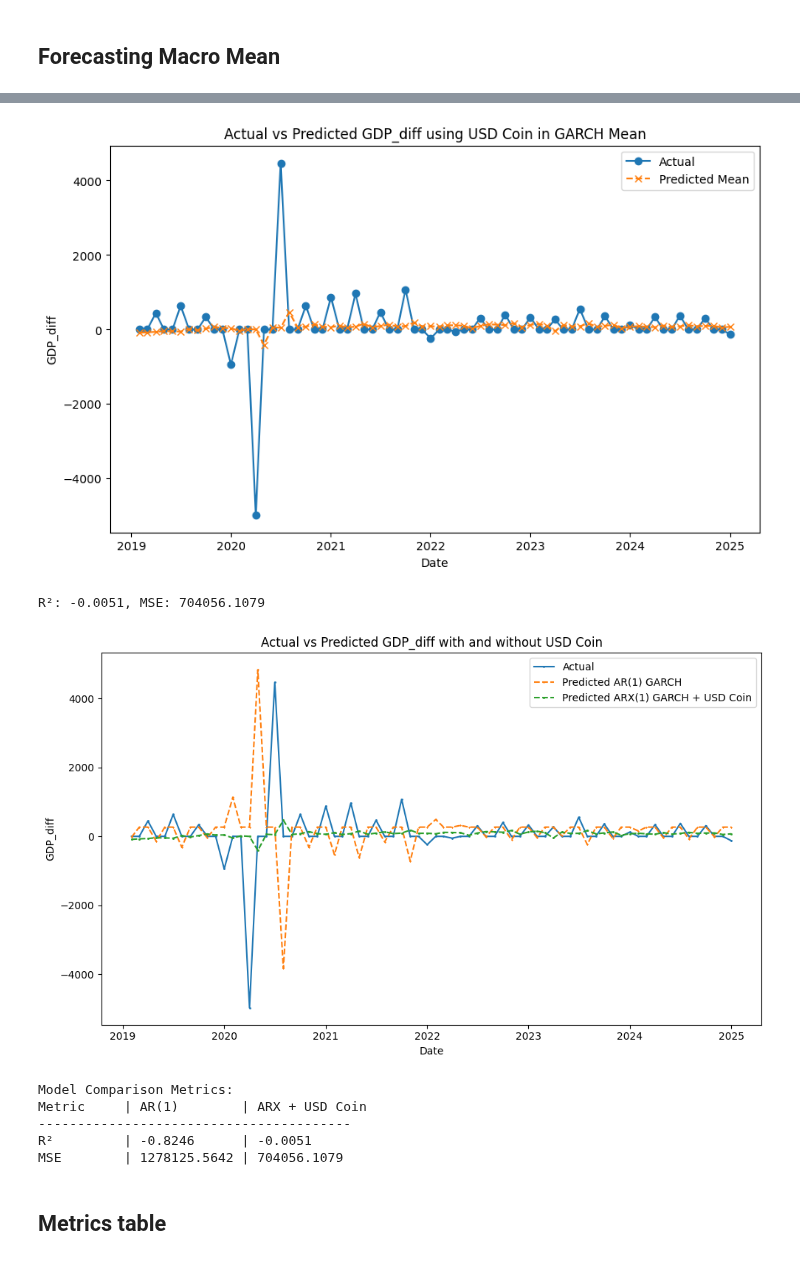
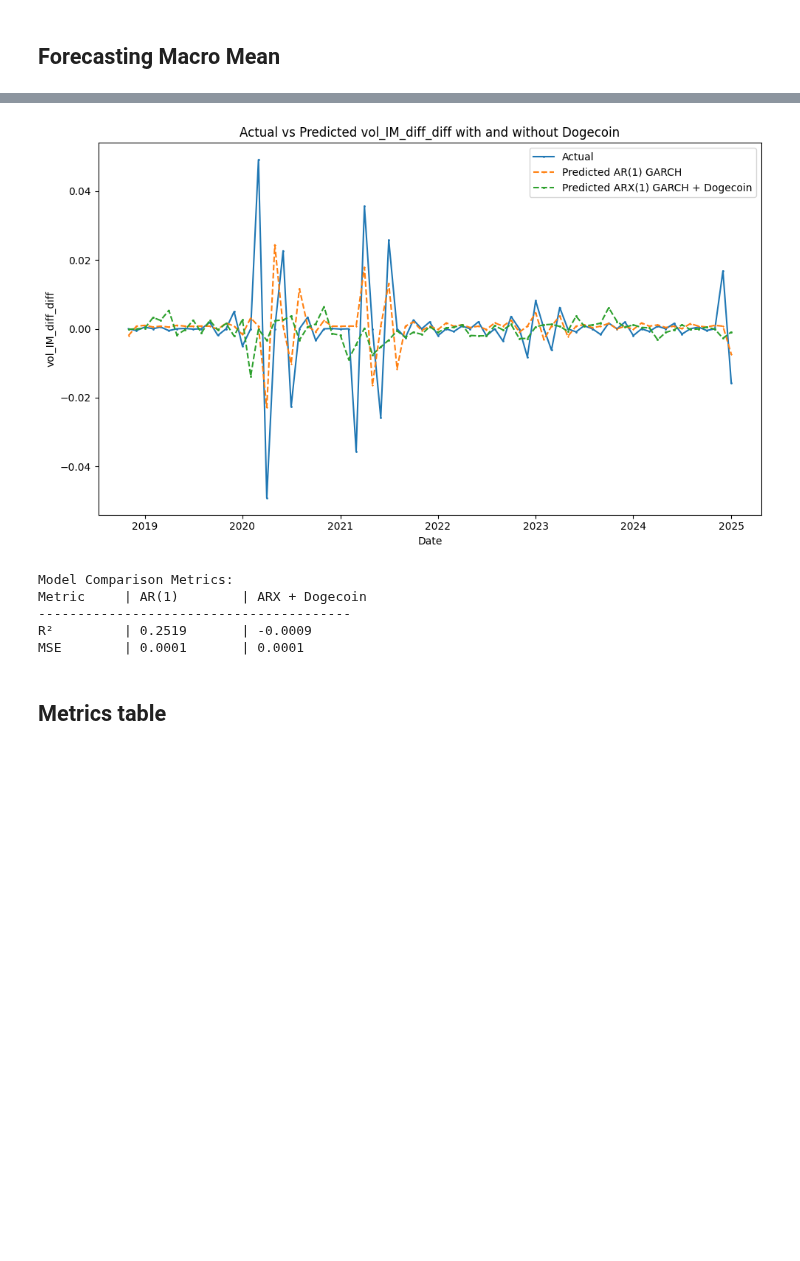
Before and after one commit to tianyishen701/CryptoMacroecon-Prediction-CSUREMM, a Jupyter notebook: GARCH.ipynb, the cells around one changed output, grey strips where cells are left out. Drawn from its saved outputs; the diff is of its cells as text; code cells hidden in the pictures; blank space fills up the shorter version.

```diff
--- a/GARCH.ipynb
+++ b/GARCH.ipynb
@@ -42,9 +42,8 @@ df.columns = df.columns.str.strip()
 # %% [markdown]
 ## Testing all combinations
 # %%
-macro_list = ['LFPR', 'CPI', 'r', 'M1', 'GDP', 'IM', 'EX', 'CC', 'CC Monthly % Change']
+macro_list = ['LFPR', 'CPI', 'r', 'M1', 'IM', 'EX', 'CC', 'CC Monthly % Change', 'GDP Monthly', 'vol_LFPR', 'vol_CPI', 'vol_r', 'vol_M1', 'vol_GDP', 'vol_IM', 'vol_EX', 'vol_CC']
 asset_list= ['Bitcoin', 'Tether', 'Litecoin', 'XRP', 'Ethereum', 'Dogecoin', 'Cardano', 'USD Coin','Bitcoin Price']
-order = 1
 train_end = '2023-05-01'
 
 results_list = []
@@ -300,17 +299,15 @@ def plot_actual_vs_predicted_with_baseline(df, macro, asset, res):
     print(f"{'MSE':<10} | {mean_squared_error(y_actual_plot, predicted_ar):<12.4f} | {mean_squared_error(y_actual_plot, predicted_arx_plot):<15.4f}")
 # %%
 # replace this with pairs as needed
-plot_actual_vs_predicted(df, 'GDP', 'USD Coin', res)
-plot_actual_vs_predicted_with_baseline(df, 'GDP', 'USD Coin', res)
+# plot_actual_vs_predicted(df, 'GDP Monthly', 'USD coin', res)
+plot_actual_vs_predicted_with_baseline(df, 'vol_IM', 'Dogecoin', res)
 # %% [output]
-[figure, old version]
+[figure, new version]
-R²: -0.0051, MSE: 704056.1079
+Model Comparison Metrics:
+Metric     | AR(1)        | ARX + Dogecoin
+----------------------------------------
+R²         | 0.2519       | -0.0009
+MSE        | 0.0001       | 0.0001
-[figure, removed]
-Model Comparison Metrics:
-Metric     | AR(1)        | ARX + USD Coin
-----------------------------------------
-R²         | -0.8246      | -0.0051
-MSE        | 1278125.5642 | 704056.1079
 # %% [markdown]
 ## Metrics table
 # %%
```
Also changed, not shown: parts of 3 cells of this notebook.
